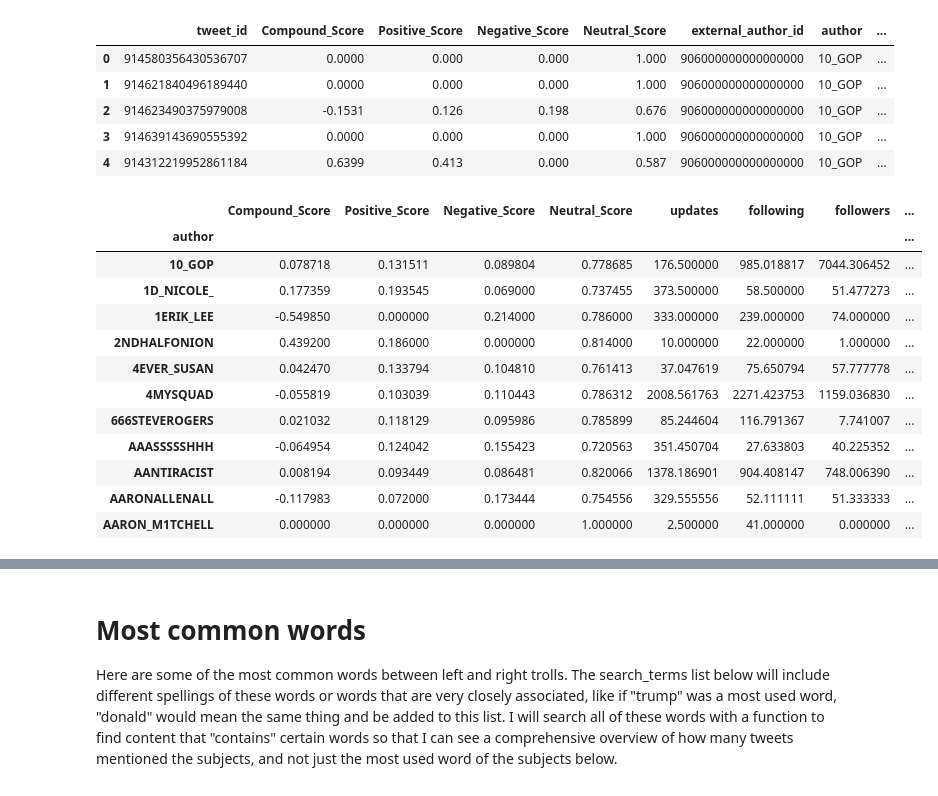
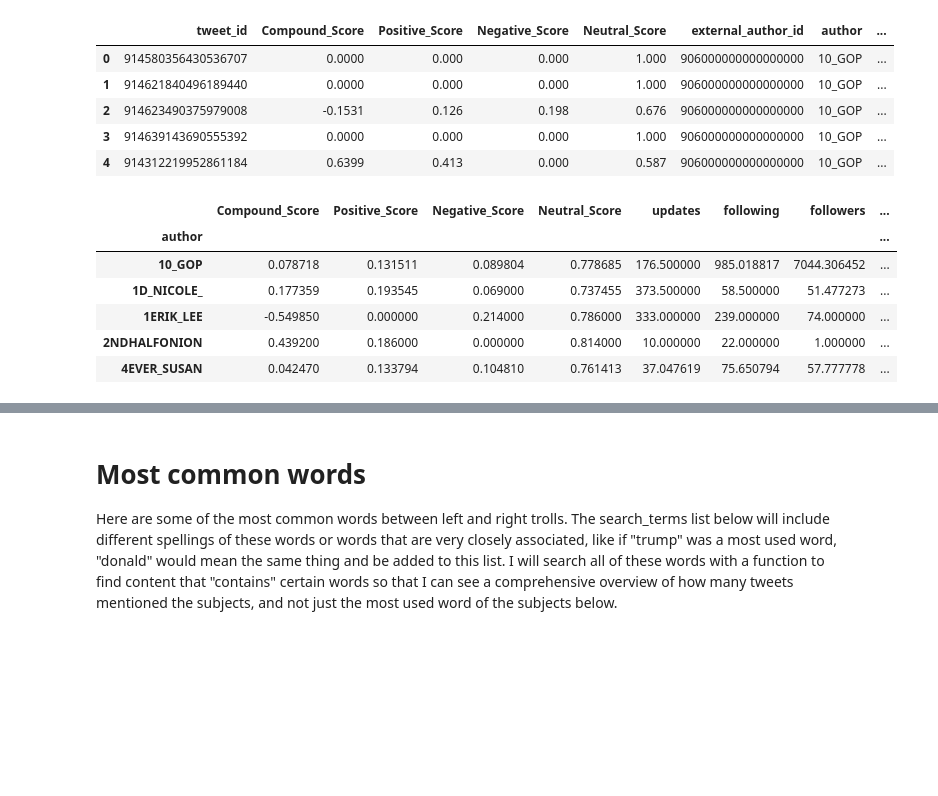
Before and after one commit to TimStOnge/Russian-Troll-Tweets-Sentiment-Analysis, a Jupyter notebook: Sarah-Analysis.ipynb, the cells around one changed output, grey strips where cells are left out. Drawn from its saved outputs; the diff is of its cells as text; code cells hidden in the pictures; blank space fills up the shorter version.

```diff
--- a/Sarah-Analysis.ipynb
+++ b/Sarah-Analysis.ipynb
@@ -21,28 +23,22 @@ df.head()
 | 3 | 914639143690555392 | 0.0000 | 0.000 | 0.000 | 1.000 | 906000000000000000 | 10_GOP | ... |
 | 4 | 914312219952861184 | 0.6399 | 0.413 | 0.000 | 0.587 | 906000000000000000 | 10_GOP | ... |
 # %%
-# group the dataframe by account
+# group the dataframe by account because I'm curious
 
 account_df = df[["author", "Compound_Score", "Positive_Score", "Negative_Score", "Neutral_Score", "updates", "following", "followers"]]
 account_type_ref = df[["author", "account_type"]].drop_duplicates()
 account_df = account_df.groupby(df["author"]).mean()
 account_df = account_df.merge(account_type_ref, left_index=True, right_on='author').set_index('author')
 
-account_df.head(11)
+account_df.head(5)
 # %% [output]
 |  | Compound_Score | Positive_Score | Negative_Score | Neutral_Score | updates | following | followers | ... |
 | author |  |  |  |  |  |  |  | ... |
 | 10_GOP | 0.078718 | 0.131511 | 0.089804 | 0.778685 | 176.500000 | 985.018817 | 7044.306452 | ... |
 | 1D_NICOLE_ | 0.177359 | 0.193545 | 0.069000 | 0.737455 | 373.500000 | 58.500000 | 51.477273 | ... |
 | 1ERIK_LEE | -0.549850 | 0.000000 | 0.214000 | 0.786000 | 333.000000 | 239.000000 | 74.000000 | ... |
 | 2NDHALFONION | 0.439200 | 0.186000 | 0.000000 | 0.814000 | 10.000000 | 22.000000 | 1.000000 | ... |
 | 4EVER_SUSAN | 0.042470 | 0.133794 | 0.104810 | 0.761413 | 37.047619 | 75.650794 | 57.777778 | ... |
-| 4MYSQUAD | -0.055819 | 0.103039 | 0.110443 | 0.786312 | 2008.561763 | 2271.423753 | 1159.036830 | ... |
-| 666STEVEROGERS | 0.021032 | 0.118129 | 0.095986 | 0.785899 | 85.244604 | 116.791367 | 7.741007 | ... |
-| AAASSSSSHHH | -0.064954 | 0.124042 | 0.155423 | 0.720563 | 351.450704 | 27.633803 | 40.225352 | ... |
-| AANTIRACIST | 0.008194 | 0.093449 | 0.086481 | 0.820066 | 1378.186901 | 904.408147 | 748.006390 | ... |
-| AARONALLENALL | -0.117983 | 0.072000 | 0.173444 | 0.754556 | 329.555556 | 52.111111 | 51.333333 | ... |
-| AARON_M1TCHELL | 0.000000 | 0.000000 | 0.000000 | 1.000000 | 2.500000 | 41.000000 | 0.000000 | ... |
 # %%
 # import and create a default dictionary to store words as it finds them from function below
 from collections import defaultdict
```
Also changed, not shown: parts of 2 cells of this notebook.
